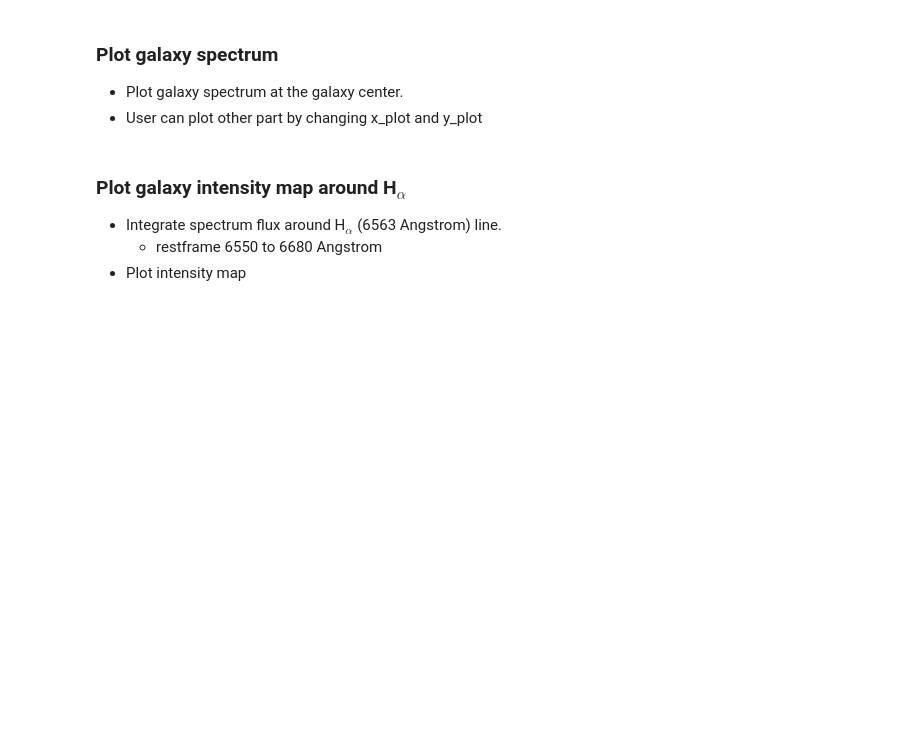
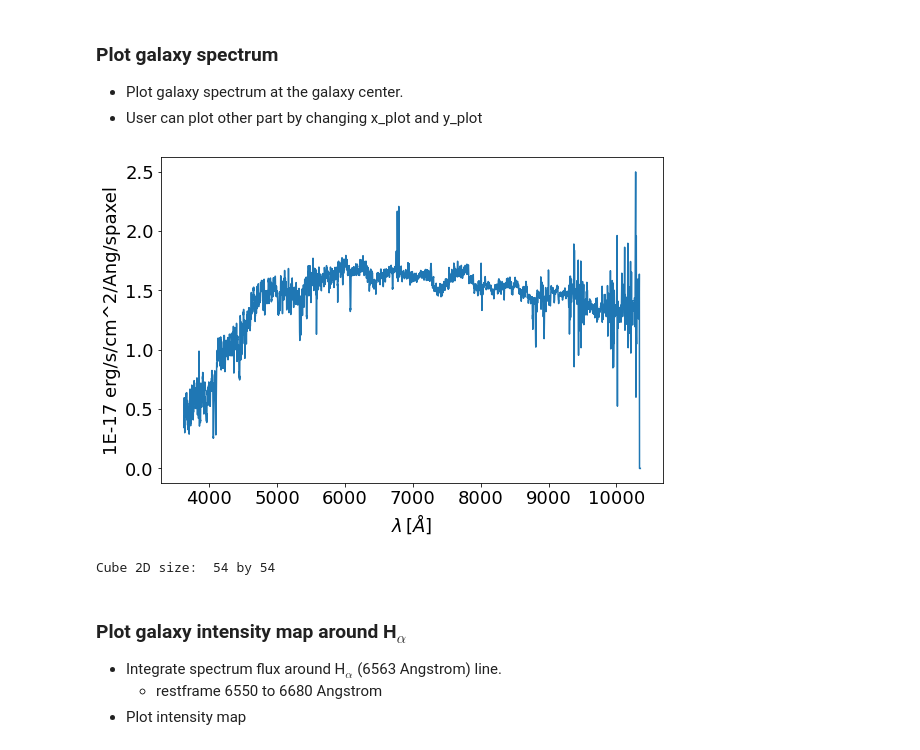
Before and after one commit to astrohchung/manga_rc_tuto, a Jupyter notebook: manga_rc_tuto.ipynb, the cells around one changed output. Saved outputs shown, nothing was run; the diff lists cells and outputs as text; code cells hidden in the pictures; blank space fills up the shorter version.

```diff
--- a/manga_rc_tuto.ipynb
+++ b/manga_rc_tuto.ipynb
@@ -123,26 +155,29 @@ flux_header = cube['FLUX'].header
 * User can plot other part by changing x_plot and y_plot
 # %%
 #plot manga spectrum at the center
-x_center = np.int(flux_header['CRPIX1']) - 1
-y_center = np.int(flux_header['CRPIX2']) - 1
+x_center = int(flux_header['CRPIX1']) - 1
+y_center = int(flux_header['CRPIX2']) - 1
 
 x_plot=x_center
 y_plot=y_center
 
 # User can plot other part of the galaxy
 #x_plot=28
 #y_plot=35
 
 # fig=plt.figure(figsize=(9, 6))
 matplotlib.rcParams['figure.figsize'] = [9, 6]
 matplotlib.rc('font', family='sans-serif', size=18)
 plt.plot(wave, flux[x_plot, y_plot])
 plt.xlabel(r'$\lambda \, [\AA]$')
 plt.ylabel(flux_header['BUNIT'])
 plt.show()
 # plt.rcParams['figure.figsize'] = [9, 6]
 
 print('Cube 2D size: ', flux.shape[0], 'by', flux.shape[1])
+# %% [output]
+[figure, added]
+Cube 2D size:  54 by 54
 # %% [markdown]
 ### Plot galaxy intensity map around H$_{\alpha}$
 * Integrate spectrum flux around H$_{\alpha}$ (6563 Angstrom) line.
```
Also changed, not shown: parts of 15 cells of this notebook, 7 other files.
